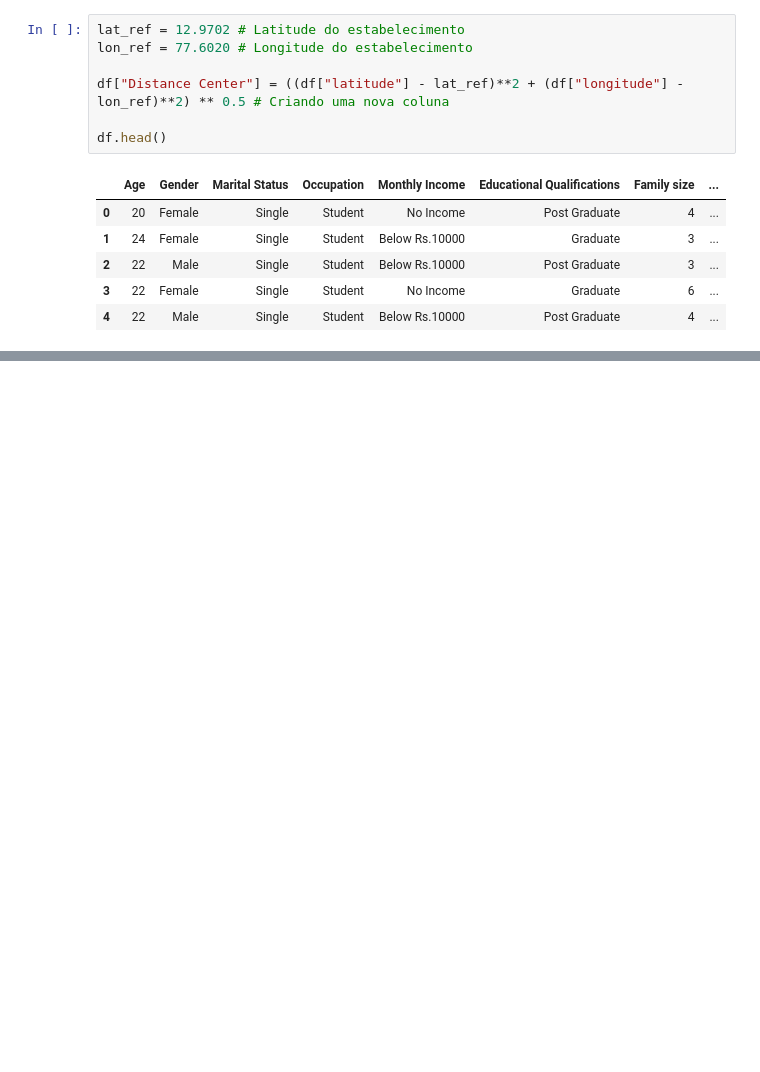
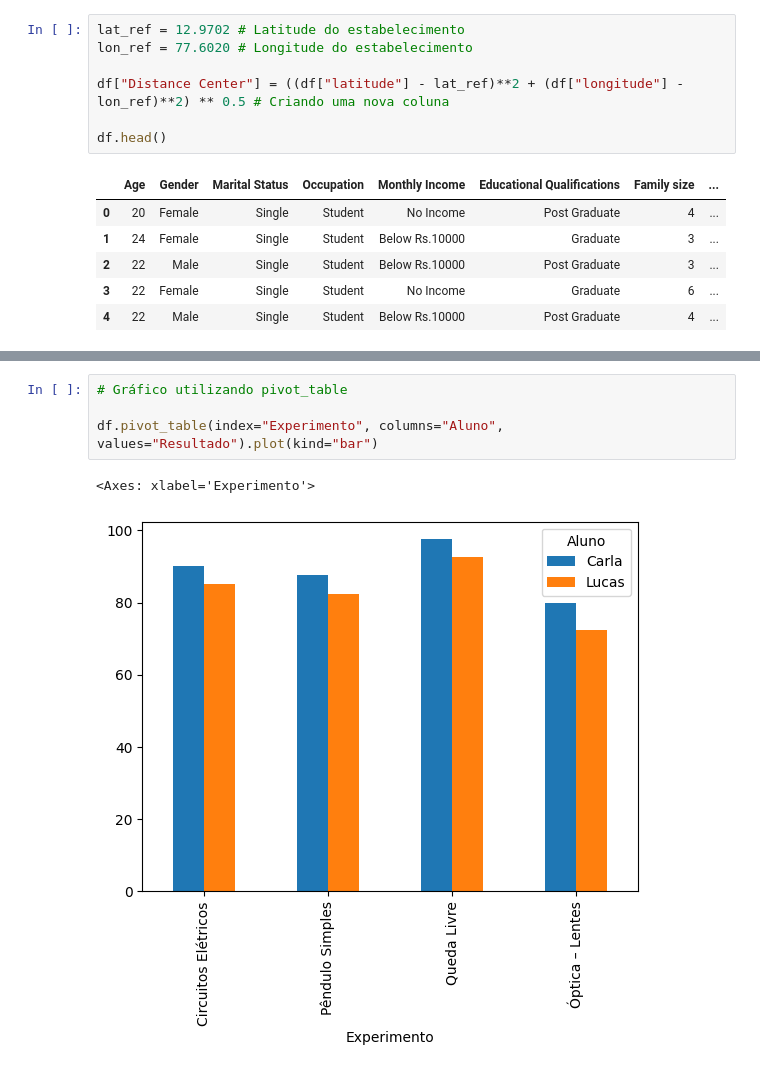
Before and after one commit to FelipeOrlandoLanzara/Data-Science, a Jupyter notebook: 2. Análise de Dados/2.2. Pandas/pandas.ipynb, the cells around one changed output, grey strips where cells are left out. Saved outputs shown, nothing was run; the diff lists cells and outputs as text; blank space fills up the shorter version.

```diff
--- a/2. Análise de Dados/2.2. Pandas/pandas.ipynb
+++ b/2. Análise de Dados/2.2. Pandas/pandas.ipynb
@@ -879,0 +988,7 @@ df["Age"].value_counts().plot(
+# %%
+# Gráfico utilizando pivot_table
+
+df.pivot_table(index="Experimento", columns="Aluno", values="Resultado").plot(kind="bar")
+# %% [output]
+<Axes: xlabel='Experimento'>
+[figure, added]
```
Also changed, not shown: parts of 22 cells of this notebook.
